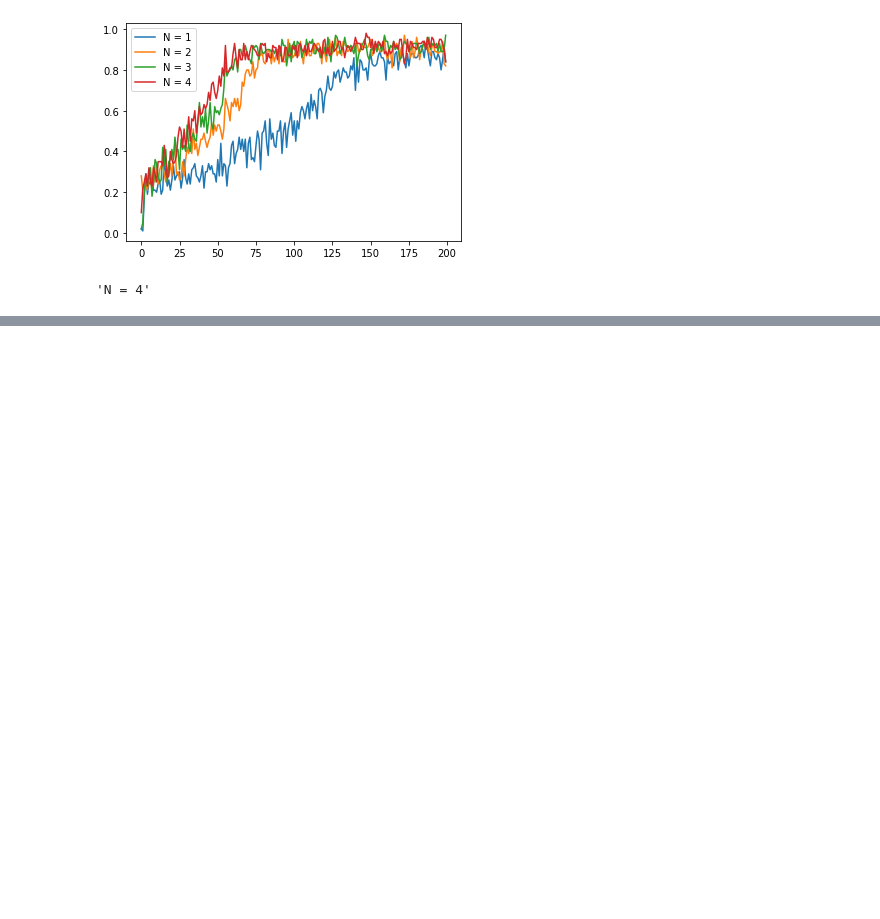
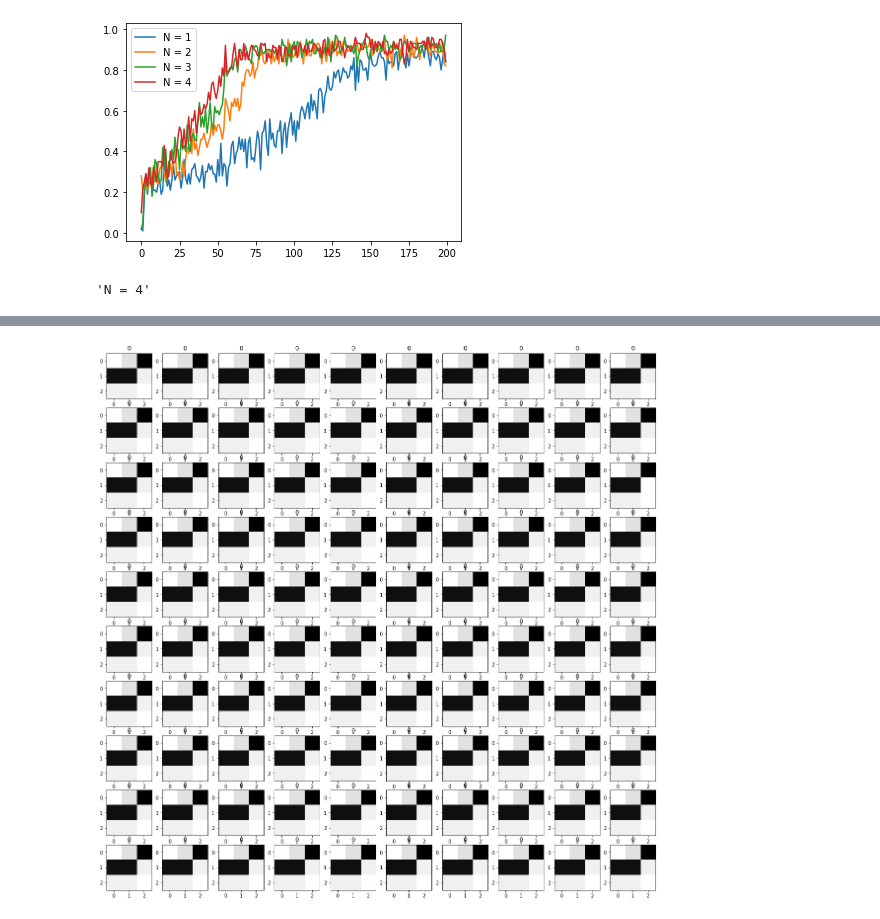
Before and after one commit to rdkbrady/dnd_ai, a Jupyter notebook: fantasy.ipynb, the cells around one changed output, grey strips where cells are left out. Cells and saved outputs as stored; diff of their text form; code cells hidden in the pictures; blank space fills up the shorter version.

```diff
--- a/fantasy.ipynb
+++ b/fantasy.ipynb
@@ -260,0 +195,9 @@ Learning rate:  0.001
+# %%
+fig, axs = plt.subplots(10, 10, figsize=(20, 20))
+
+for i in range(100):
+    test.reset()
+    axs[i // 10, i % 10].imshow(dqn_agent.exploit(dqn_agent.memory[i][0].reshape(1,5,5,3), True), cmap = 'gray')
+    axs[i // 10, i % 10].title.set_text(np.argmax(dqn_agent.exploit(dqn_agent.memory[i][0].reshape(1,5,5,3), True)))
+# %% [output]
+[figure, added]
```
Also changed, not shown: parts of 14 cells of this notebook, 2 other files.
